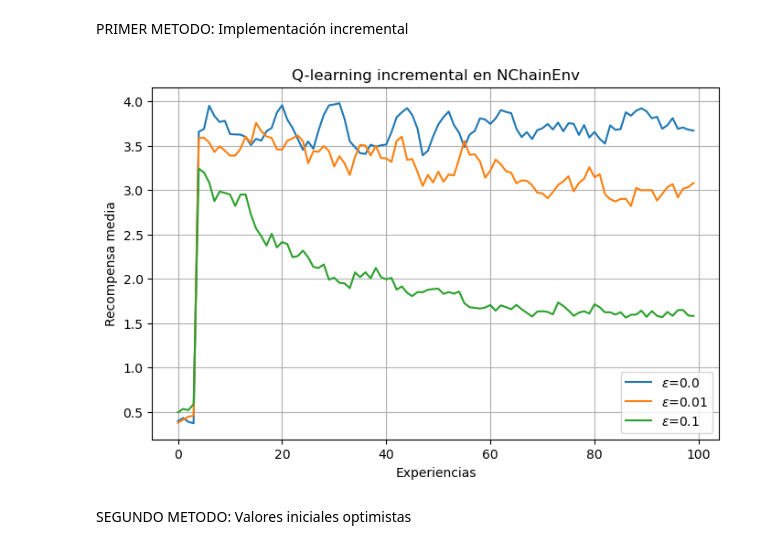
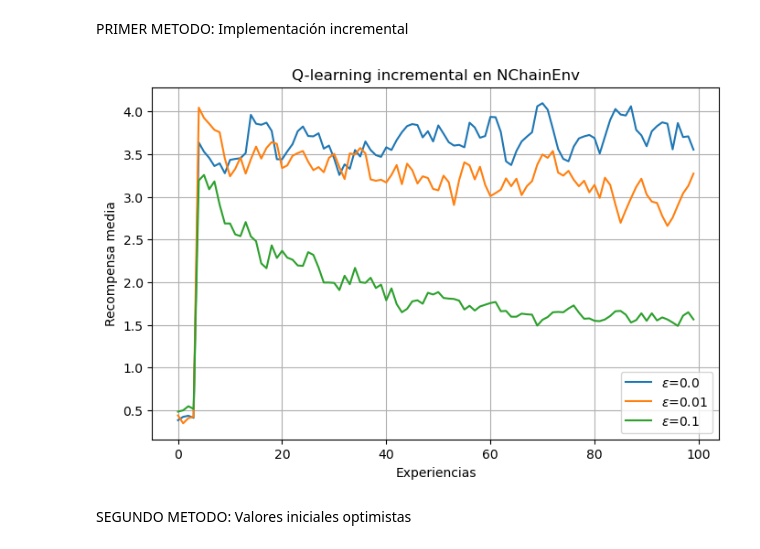
Before and after one commit to luis1308-5687/Lab-7-8, a Jupyter notebook: Lab7IA/Lab7.ipynb, the cells around one changed output. Drawn from its saved outputs; the diff is of its cells as text; code cells hidden in the pictures.

```diff
--- a/Lab7IA/Lab7.ipynb
+++ b/Lab7IA/Lab7.ipynb
@@ -66,21 +68,21 @@ class NChainEnv(gym.Env):
 
     def step(self, action):
         assert self.action_space.contains(action)
-        # Use random() instead of rand()
+
         if self.np_random.random() < self.slip:
-            action = 1 - action  # slip: reverse action (0->1, 1->0)
+            action = 1 - action
 
-        if action == 1:  # backwards
+        if action == 1:
             reward = self.small
             self.state = 0
-        elif self.state < self.n - 1:  # forwards along the chain
+        elif self.state < self.n - 1:
             reward = 0
             self.state += 1
-        else:  # at end of chain, reward large
+        else:
             reward = self.large
 
-        terminated = False  # no terminal state for now
-        truncated = False   # no truncation
+        terminated = False
+        truncated = False
         info = {}
 
         return self.state, reward, terminated, truncated, info
@@ -90,15 +92,16 @@ class NChainEnv(gym.Env):
         return self.state
 
 
-# Prueba rápida para verificar que el entorno funciona bien
+
 if __name__ == "__main__":
     env = NChainEnv(slip=0.1)
     state = env.reset()
     print(f"Estado inicial: {state}")
 
     for _ in range(10):
-        action = env.action_space.sample()  # acción aleatoria (0 o 1)
+        prev_state = state
+        action = env.action_space.sample()
         state, reward, terminated, truncated, info = env.step(action)
-        print(f"Acción: {action}, Nuevo estado: {state}, Recompensa: {reward}")
+        print(f"Estado anterior: {prev_state}, Acción: {action}, Nuevo estado: {state}, Recompensa: {reward}")
 # %% [output]
 Estado inicial: 0
@@ -161,9 +177,8 @@ class NChainEnv(gym.Env):
         self.state = 0
         return self.state
 
-# Algoritmo incremental epsilon-greedy adaptado al entorno NChainEnv
 
-partidas = 1000
+partidas = 500
 turnos = 100
 alpha = 0.5
 epsilons = [0., 0.01, 0.1]
@@ -182,33 +197,33 @@ for ej in range(partidas):
             # epsilon-greedy para seleccionar acción
             if np.random.uniform() < epsilon:
                 a = env.action_space.sample()
             else:
                 a = np.argmax(Q)
 
             next_state, recompensa, done, _ = env.step(a)
             # actualizar Q incremental
             Q[a] += alpha * (recompensa - Q[a])
 
             recompensas_medias[i][exp] += recompensa
             acciones_optimas[i][exp] += (a == mejor_accion)
 
             state = next_state
 
 # promediar resultados
 recompensas_medias /= partidas
 acciones_optimas /= partidas
 
 # graficar recompensa media
 plt.figure(figsize=(8,5))
 for i, epsilon in enumerate(epsilons):
     plt.plot(recompensas_medias[i], label=f'$\epsilon$={epsilon}')
 plt.legend()
 plt.xlabel('Experiencias')
 plt.ylabel('Recompensa media')
 plt.title('Q-learning incremental en NChainEnv')
 plt.grid(True)
 plt.show()
 # %% [output]
-[figure, old version]
+[figure, new version]
 # %% [markdown]
 SEGUNDO METODO: Valores iniciales optimistas
```
Also changed, not shown: parts of 5 cells of this notebook, 1 other file.
